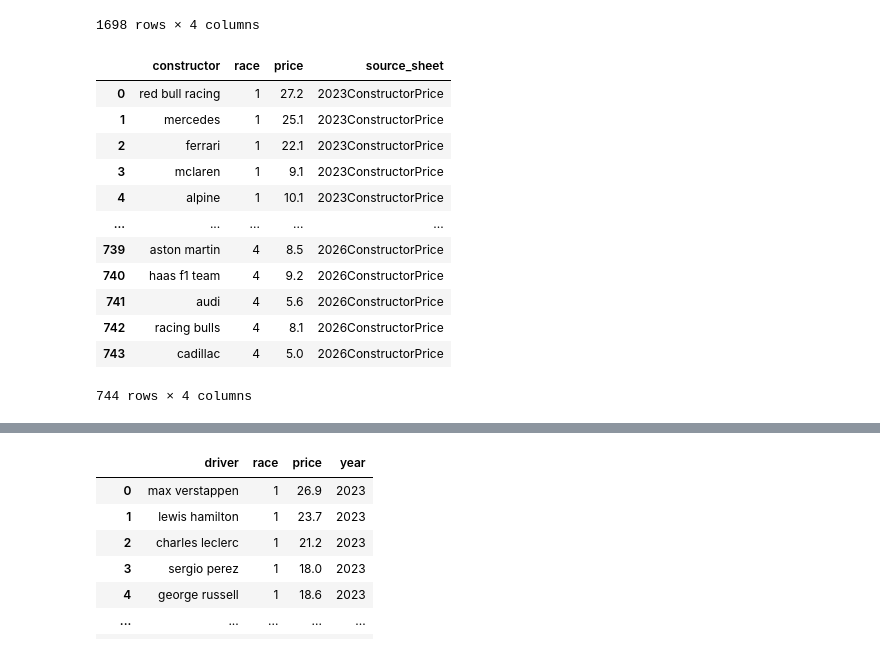
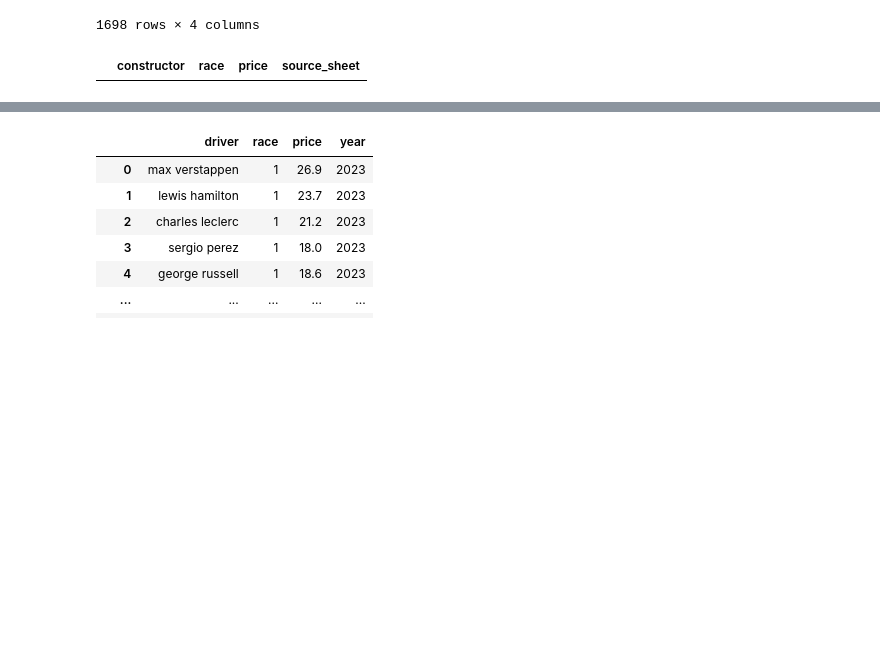
Before and after one commit to jguptil1/F1Fantasy, a Jupyter notebook: src/ingestion/database_testing.ipynb, the cells around one changed output, grey strips where cells are left out. Drawn from its saved outputs; the diff is of its cells as text; code cells hidden in the pictures; blank space fills up the shorter version.

```diff
--- a/src/ingestion/database_testing.ipynb
+++ b/src/ingestion/database_testing.ipynb
@@ -411,27 +411,16 @@ raw_driver_price
 # %%
 def read_raw_constructor_price():
     with duckdb.connect(DATABASE_PATH, read_only=True) as con:
         result = con.execute("SELECT * FROM raw_constructor_price_table").df()
 
     return result
 
 
 raw_constructor_price = read_raw_constructor_price()
+raw_constructor_price = raw_constructor_price[raw_constructor_price["source_sheet"] == "2025ConstructorPoints"]
 raw_constructor_price
 # %% [output]
 |  | constructor | race | price | source_sheet |
-| 0 | red bull racing | 1 | 27.2 | 2023ConstructorPrice |
-| 1 | mercedes | 1 | 25.1 | 2023ConstructorPrice |
-| 2 | ferrari | 1 | 22.1 | 2023ConstructorPrice |
-| 3 | mclaren | 1 | 9.1 | 2023ConstructorPrice |
-| 4 | alpine | 1 | 10.1 | 2023ConstructorPrice |
-| ... | ... | ... | ... | ... |
-| 739 | aston martin | 4 | 8.5 | 2026ConstructorPrice |
-| 740 | haas f1 team | 4 | 9.2 | 2026ConstructorPrice |
-| 741 | audi | 4 | 5.6 | 2026ConstructorPrice |
-| 742 | racing bulls | 4 | 8.1 | 2026ConstructorPrice |
-| 743 | cadillac | 4 | 5.0 | 2026ConstructorPrice |
-744 rows × 4 columns
 # %%
 def read_raw_constructor_points():
     with duckdb.connect(DATABASE_PATH, read_only=True) as con:
```
Also changed, not shown: parts of 16 cells of this notebook, 9 other files.
